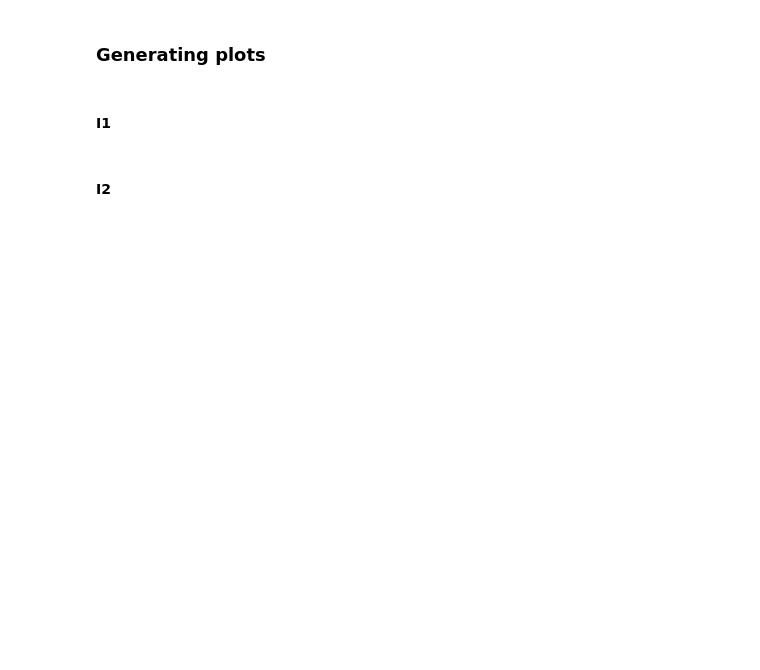
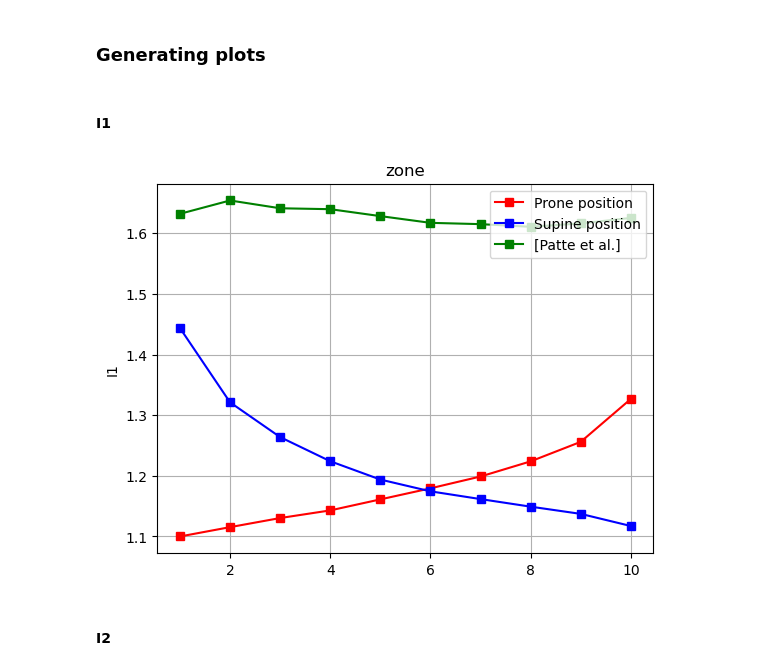
Before and after one commit to alicepeyraut/identification-methods-paper-demos, a Jupyter notebook: demos/Fig9.ipynb, the cells around one changed output. Saved outputs shown, nothing was run; the diff lists cells and outputs as text; code cells hidden in the pictures; blank space fills up the shorter version.

Commit message:
commit changes figure 9

```diff
--- a/demos/Fig9.ipynb
+++ b/demos/Fig9.ipynb
@@ -51,43 +68,43 @@ for gravity_cste in gravity_lst:
         "type":"p_boundary_condition", "f": gravity_cste*9.81e3, "P0":float(pi)}
 
     ### computing the unloaded configuration
-    Uref, phisref_computation, V_expi_ini, V_unloaded = dmech.run_RivlinCube_PoroHyperelasticity(
+    Uref, phisref_computation, dV_expi_ini = dmech.run_RivlinCube_PoroHyperelasticity(
         inverse=1,
-        cube_params=cube_params,
         mat_params=mat_params,
         load_params=load_params_inverse,
-        inertia=1,
-        step_params={"dt_ini":1., "dt_min":1e-4},
-        res_basename="Fig9-unloaded",
         get_results=1,
+        inertia_params={"applied":True, "rho_val":1e-8},
+        step_params={"dt_min":1e-4, "dt_ini":1},
+        res_basename=res_basename+"/reference",
+        cube_params=cube_params,
         verbose=1)
 
     ### computing the end-exhalation configuration
     phisref_imposed = [numpy.random.uniform(low=0.4, high=0.6) for i in range(len(phisref_computation))]
-    U_exhal, phisexhal_g, V_unloaded, V_exhal = dmech.run_RivlinCube_PoroHyperelasticity(
+    U_exhal, phisexhal_g, dV_unloaded = dmech.run_RivlinCube_PoroHyperelasticity(
         inverse=0,
-        cube_params=cube_params,
-        move_params={"move":True, "U":Uref},
-        porosity_params={"type": "function_xml_from_array", "val":phisref_imposed},
         mat_params=mat_params,
         load_params=load_params_direct_exhalation,
-        inertia=1,
-        step_params={"dt_ini":0.125, "dt_min":1e-4},
-        res_basename="Fig9-exhalation",
         get_results=1,
+        inertia_params={"applied":True, "rho_val":1e-8},
+        step_params={"dt_min":1e-4, "dt_ini":0.125},
+        res_basename = res_basename+"/exhalation",
+        cube_params=cube_params,
+        porosity_params={"type": "function_xml_from_array", "val":phisref_imposed},
+        move_params = {"move":True, "U":Uref},
         verbose=1)
 
-    U_inhal, phisinhal, V_unloaded, Vinhal = dmech.run_RivlinCube_PoroHyperelasticity(
+    U_inhal, phisinhal, dV_unloaded = dmech.run_RivlinCube_PoroHyperelasticity(
         inverse=0,
-        cube_params=cube_params,
-        move_params={"move":True, "U":Uref},
-        porosity_params={"type": "function_xml_from_array", "val":phisref_imposed},
         mat_params=mat_params,
         load_params=load_params_direct_inhalation,
-        inertia=1,
-        step_params={"dt_ini":0.125, "dt_min":1e-4},
-        res_basename="Fig9-inhalation",
         get_results=1,
+        inertia_params={"applied":True, "rho_val":1e-8},
+        step_params={"dt_min":1e-4, "dt_ini":0.125},
+        res_basename = res_basename+"/inhalation",
+        cube_params=cube_params,
+        porosity_params={"type": "function_xml_from_array", "val":phisref_imposed},
+        move_params = {"move":True, "U":Uref},
         verbose=1)
 
     mesh = dolfin.Mesh()
@@ -133,14 +182,16 @@ invariants_mesh_patte = get_invariants.get_invariants(U_exhal=U_exhal_patte, U_i
 #### I1
 # %%
 fig, ax = plt.subplots()
-plt.plot(invariants["g=-1"]["zone"]   , invariants["g=-1"]["I1"]   , color="red"  , linestyle="-", marker="s", label="Prone position" )
-plt.plot(invariants["g=1"]["zone"]    , invariants["g=1"]["I1"]    , color="blue" , linestyle="-", marker="s", label="Supine position")
-plt.plot(invariants_mesh_patte["zone"], invariants_mesh_patte["I1"], color="black", linestyle="-", marker="s", label="[Patte et al.]" )
+plt.plot(invariants["g=-1.0"]["zone"]   , invariants["g=-1.0"]["I1"]   , color="red"  , linestyle="-", marker="s", label="Prone position" )
+plt.plot(invariants["g=1.0"]["zone"]    , invariants["g=1.0"]["I1"]    , color="blue" , linestyle="-", marker="s", label="Supine position")
+plt.plot(invariants_mesh_patte["zone"], invariants_mesh_patte["I1"], color="green", linestyle="-", marker="s", label="[Patte et al.]" )
 ax.set_ylabel("I1")
 ax.set_title("zone")
 plt.legend(loc="upper right")
 plt.grid()
 plt.show()
+# %% [output]
+[figure, added]
 # %% [markdown]
 #### I2
 # %%
```
Also changed, not shown: parts of 10 cells of this notebook.
